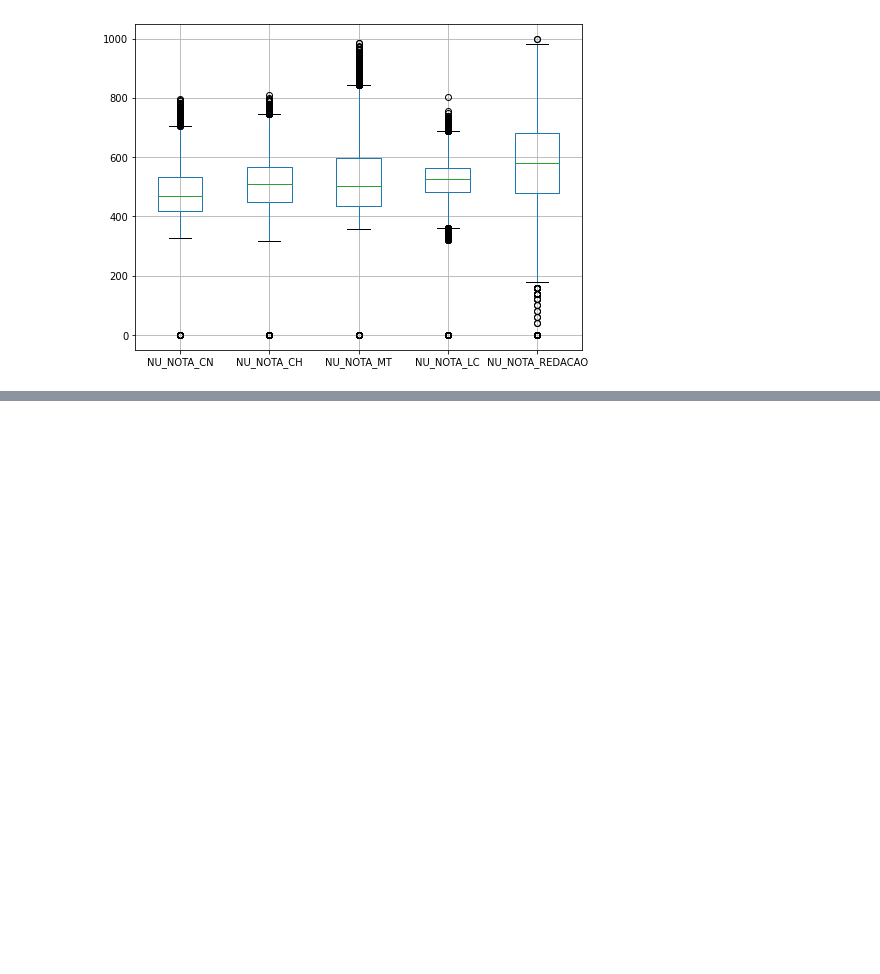
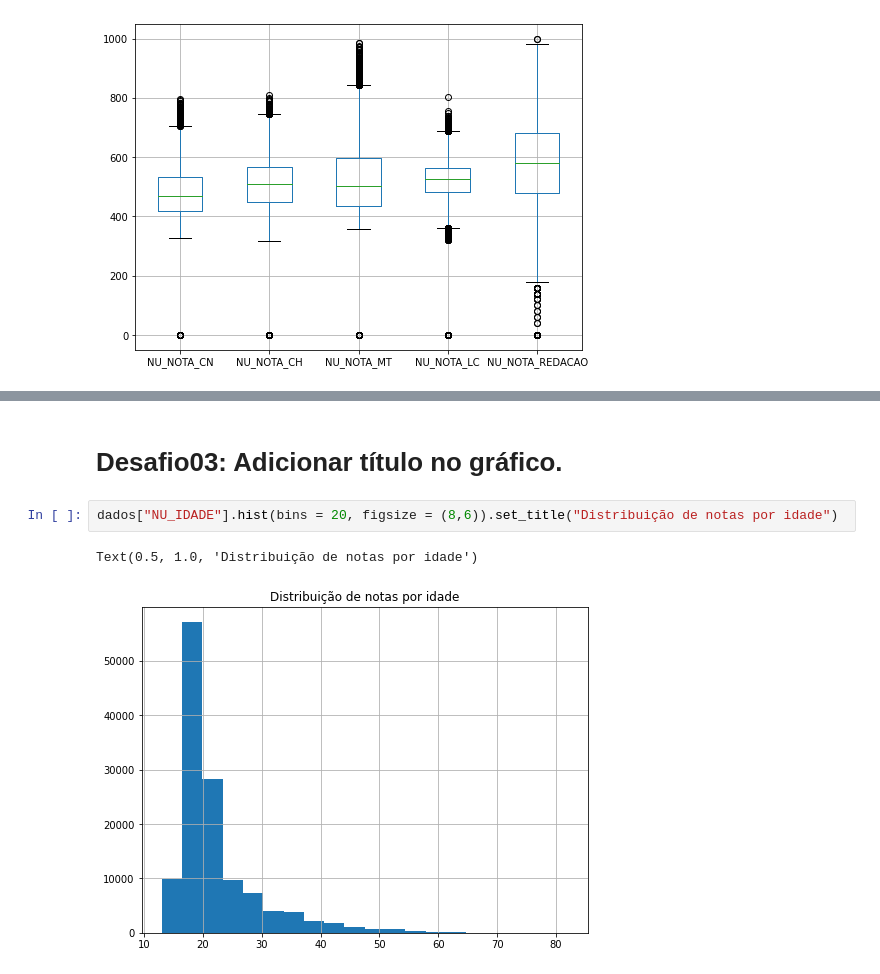
Before and after one commit to ElizabetePluGgui/Alura-Imersao-dados, a Jupyter notebook: Aula01.ipynb, the cells around one changed output, grey strips where cells are left out. Saved outputs shown, nothing was run; the diff lists cells and outputs as text; blank space fills up the shorter version.

```diff
--- a/Aula01.ipynb
+++ b/Aula01.ipynb
@@ -232,0 +256,7 @@ Desafio04: Plotar os Histogramas das idades dos treineiro e não treineiros.
+# %% [markdown]
+# **Desafio03: Adicionar título no gráfico.**
+# %%
+dados["NU_IDADE"].hist(bins = 20, figsize = (8,6)).set_title("Distribuição de notas por idade")
+# %% [output]
+Text(0.5, 1.0, 'Distribuição de notas por idade')
+[figure, added]
```
Also changed, not shown: parts of 8 cells of this notebook.
